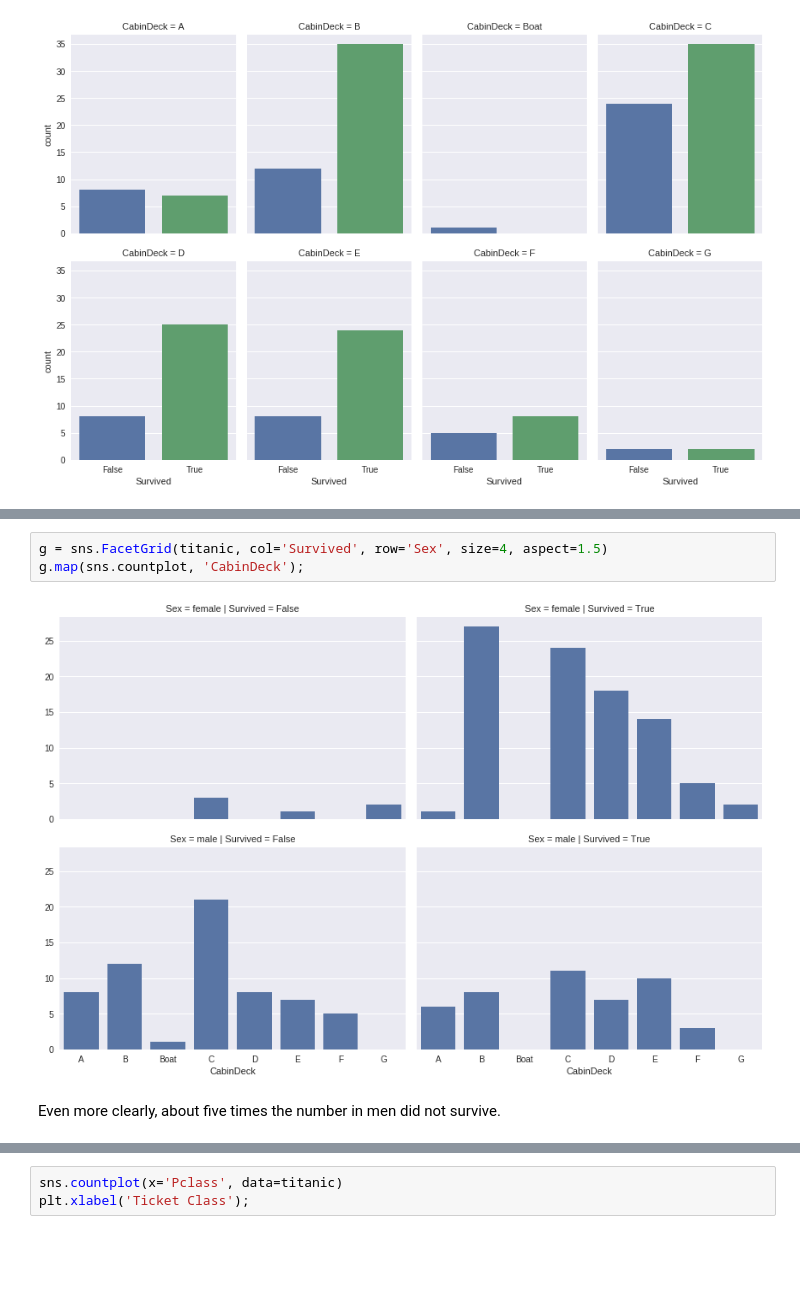
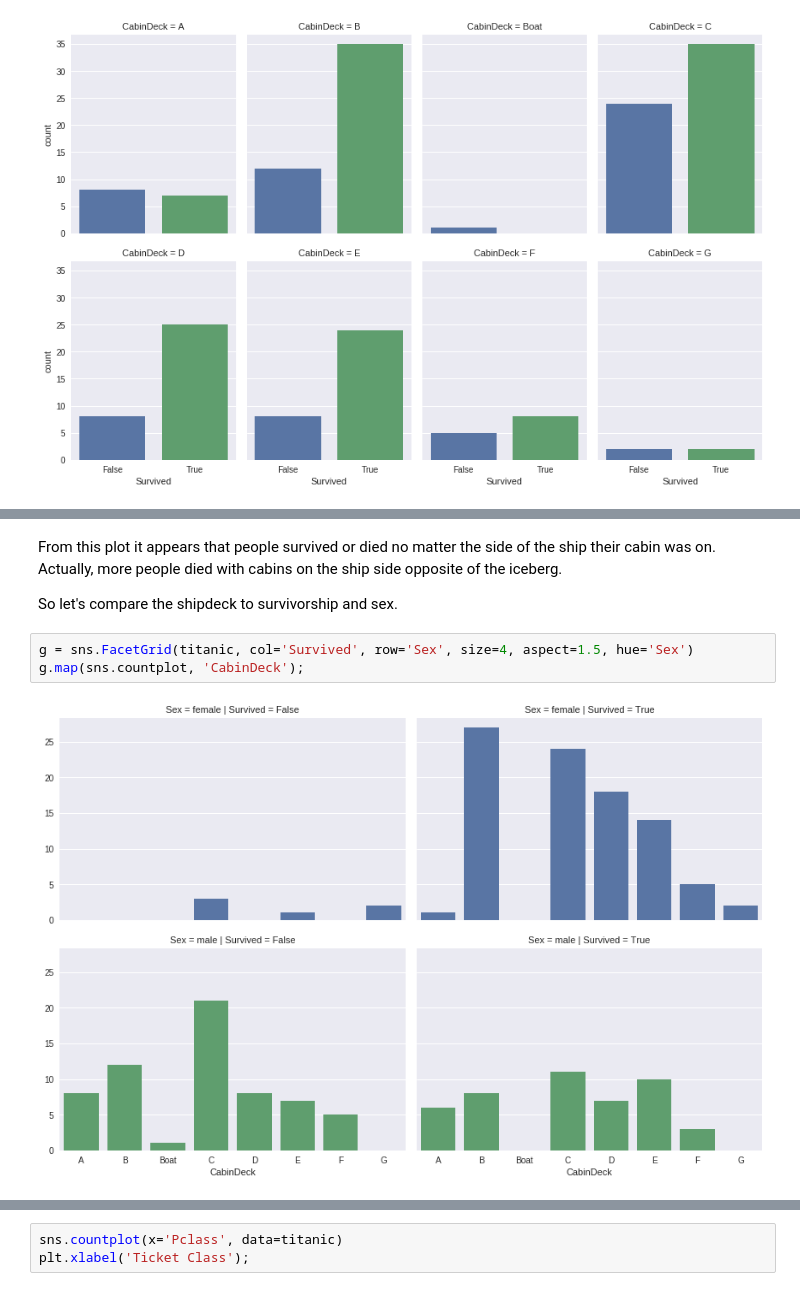
Before and after one commit to sunsided/DAND-Titanic, a Jupyter notebook: titanic.ipynb, the cells around one changed output, grey strips where cells are left out. Saved outputs shown, nothing was run; the diff lists cells and outputs as text; blank space fills up the shorter version.

```diff
--- a/titanic.ipynb
+++ b/titanic.ipynb
@@ -676,7 +778,9 @@ plt.xlabel('Deck');
+# %% [markdown]
+From this plot it appears that people survived or died no matter the side of the ship their cabin was on. Actually, more people died with cabins on the ship side opposite of the iceberg.
+
+So let's compare the shipdeck to survivorship and sex.
 # %%
-g = sns.FacetGrid(titanic, col='Survived', row='Sex', size=4, aspect=1.5)
+g = sns.FacetGrid(titanic, col='Survived', row='Sex', size=4, aspect=1.5, hue='Sex')
 g.map(sns.countplot, 'CabinDeck');
 # %% [output]
-[figure, old version]
+[figure, new version]
-# %% [markdown]
-Even more clearly, about five times the number in men did not survive.
```
Also changed, not shown: parts of 48 cells of this notebook.
